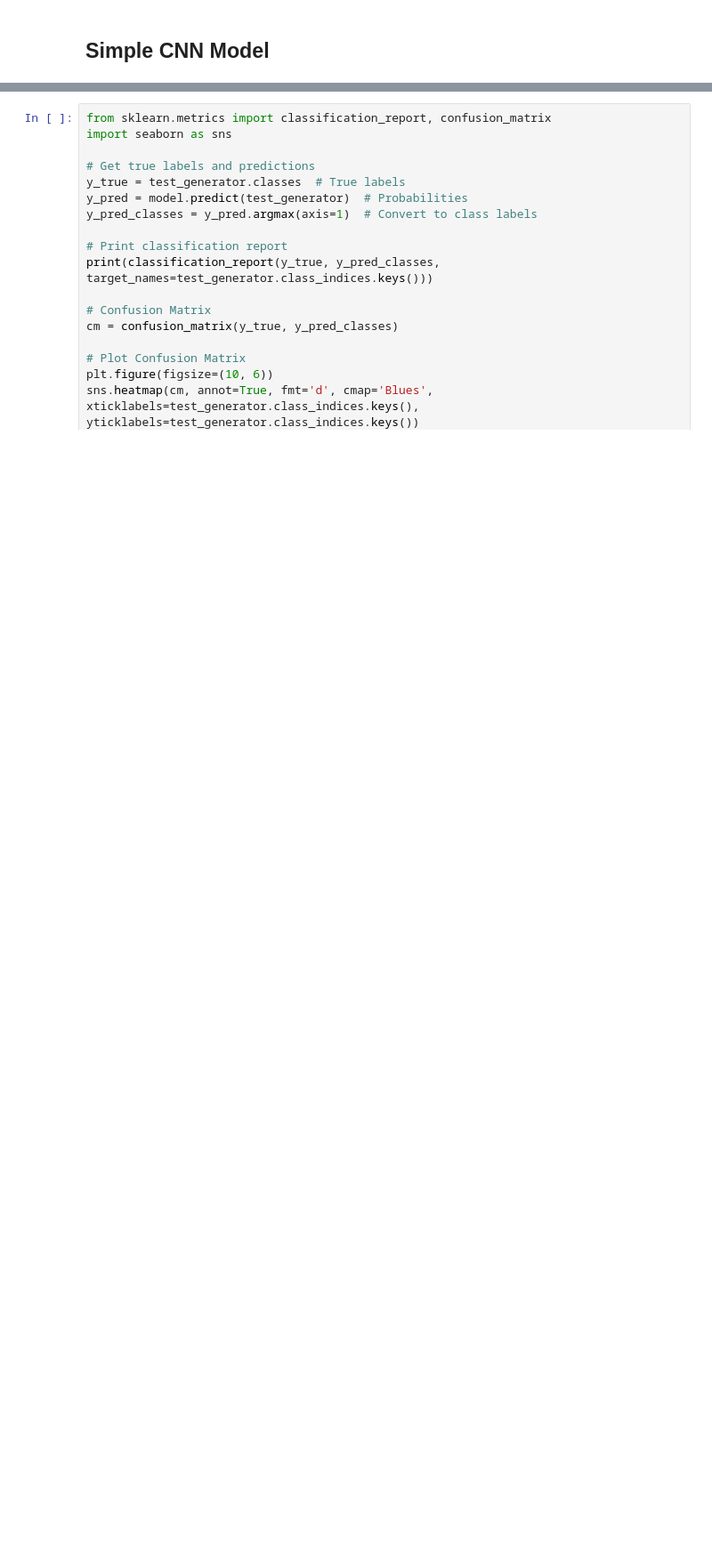
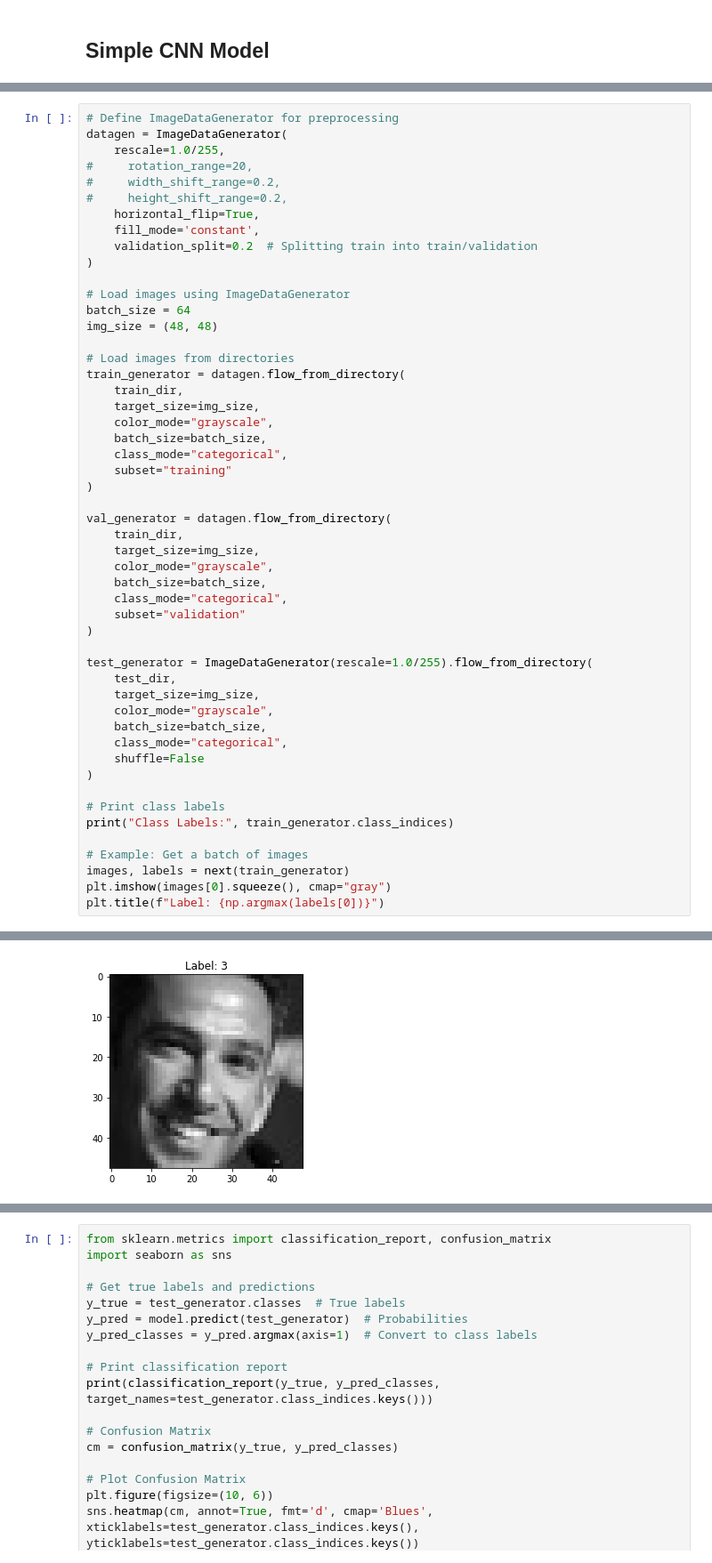
Before and after one commit to kviercz/AAI_540-Group-Project, a Jupyter notebook: Initial_Model.ipynb, the cells around one changed output, grey strips where cells are left out. Shown at 89% size. Drawn from its saved outputs; the diff is of its cells as text; blank space fills up the shorter version.

```diff
--- a/Initial_Model.ipynb
+++ b/Initial_Model.ipynb
@@ -18,0 +39,52 @@ Warning: Looks like you're using an outdated `kagglehub` version, please conside
+# %%
+# Define ImageDataGenerator for preprocessing
+datagen = ImageDataGenerator(
+    rescale=1.0/255,
+#     rotation_range=20,
+#     width_shift_range=0.2,
+#     height_shift_range=0.2,
+    horizontal_flip=True,
+    fill_mode='constant',
+    validation_split=0.2  # Splitting train into train/validation
+)
+
+# Load images using ImageDataGenerator
+batch_size = 64
+img_size = (48, 48)
+
+# Load images from directories
+train_generator = datagen.flow_from_directory(
+    train_dir,
+    target_size=img_size,
+    color_mode="grayscale",
+    batch_size=batch_size,
+    class_mode="categorical",
+    subset="training"
+)
+
+val_generator = datagen.flow_from_directory(
+    train_dir,
+    target_size=img_size,
+    color_mode="grayscale",
+    batch_size=batch_size,
+    class_mode="categorical",
+    subset="validation"
+)
+
+test_generator = ImageDataGenerator(rescale=1.0/255).flow_from_directory(
+    test_dir,
+    target_size=img_size,
+    color_mode="grayscale",
+    batch_size=batch_size,
+    class_mode="categorical",
+    shuffle=False
+)
+
+# Print class labels
+print("Class Labels:", train_generator.class_indices)
+
+# Example: Get a batch of images
+images, labels = next(train_generator)
+plt.imshow(images[0].squeeze(), cmap="gray")
+plt.title(f"Label: {np.argmax(labels[0])}")
+# %% [output]
@@ -18,0 +96 @@ Warning: Looks like you're using an outdated `kagglehub` version, please conside
+[figure, added]
```
Also changed, not shown: parts of 14 cells of this notebook, 1 other file.
